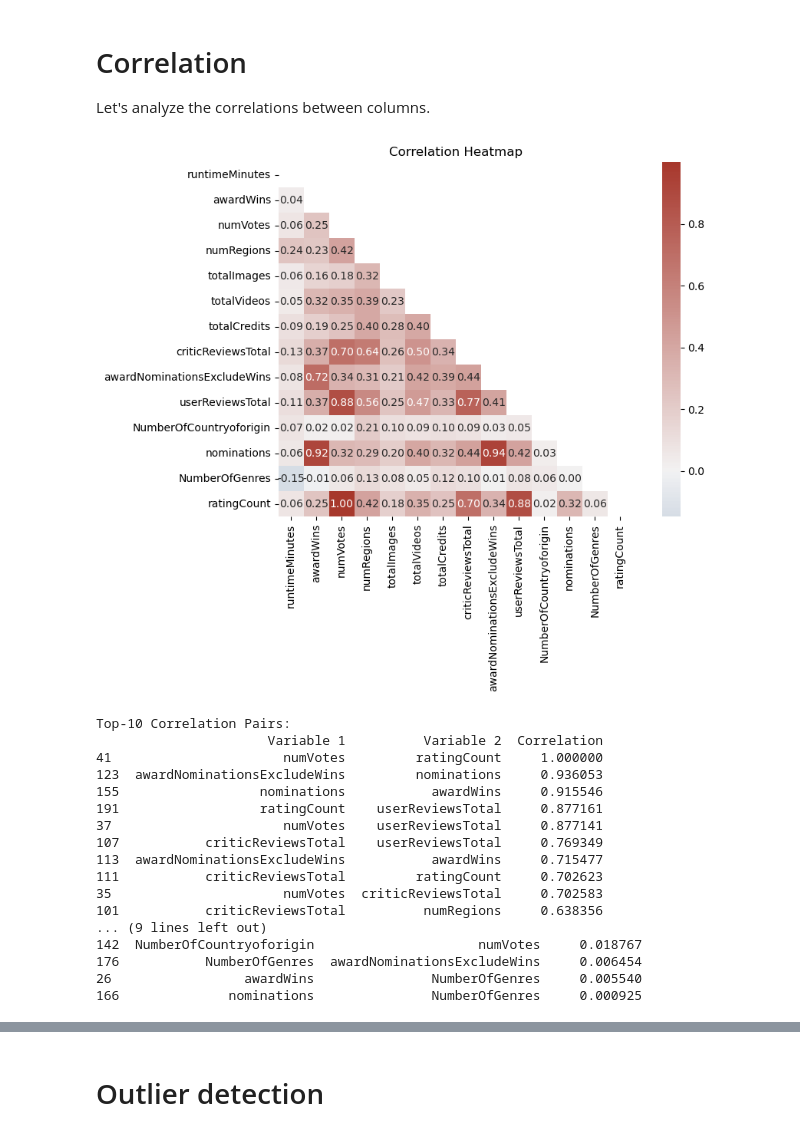
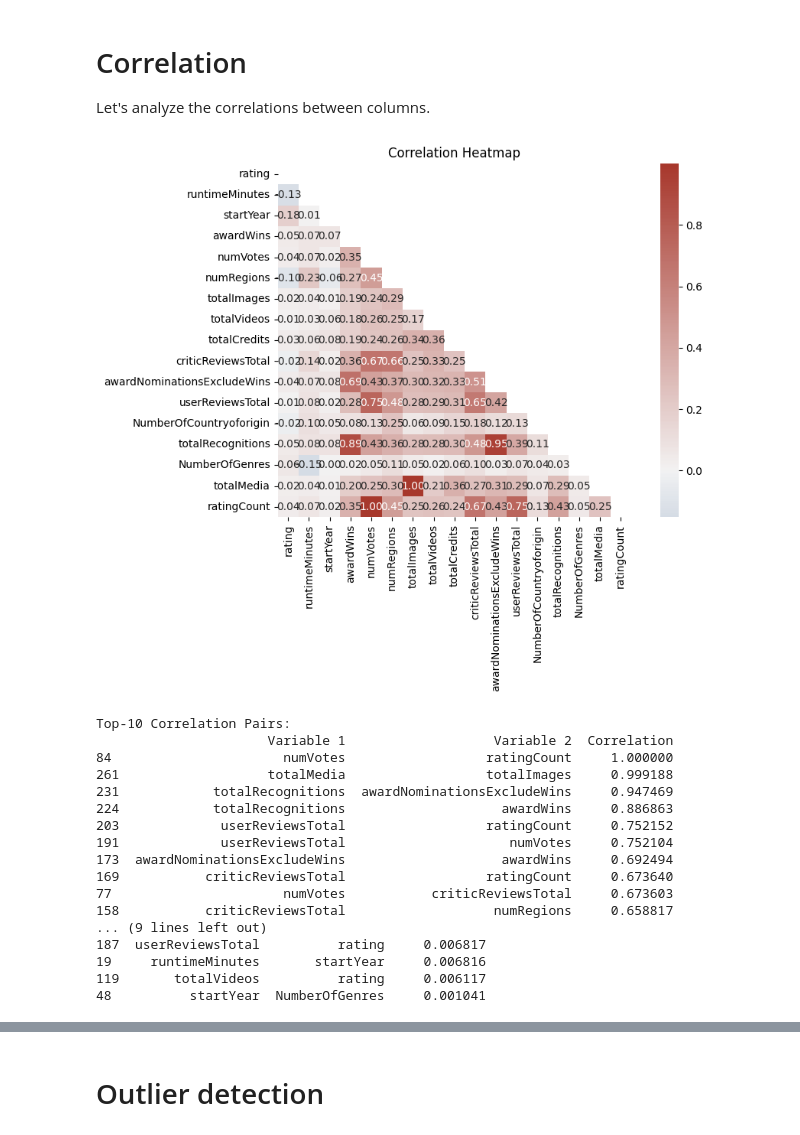
Before and after one commit to FrancescoCuria/IMDb-Data-Analytics, a Jupyter notebook: 02_data_understanding.ipynb, the cells around one changed output, grey strips where cells are left out. Cells and saved outputs as stored; diff of their text form; code cells hidden in the pictures.

```diff
--- a/02_data_understanding.ipynb
+++ b/02_data_understanding.ipynb
@@ -55,8 +55,8 @@ import statistics
 
 The code snippet loads `data_train` and `data_test` from:
 # %%
-train_path = "data/output/01_data_understanding/data_test.csv"
-test_path = "data/output/01_data_understanding/data_train.csv"
+train_path = "data/output/01_data_understanding/data_train.csv"
+test_path = "data/output/01_data_understanding/data_test.csv"
 data_train = pd.read_csv(train_path)
 data_test = pd.read_csv(test_path)
 
@@ -242,49 +241,52 @@ def analyze_correlation(data, columns, show_plot=True, top_n=10):
 
     return top_corr_pairs, bottom_corr_pairs
 
 # Specify the subset of columns for which you want the correlation matrix
 subset_columns = [
+    "rating",
     "runtimeMinutes",
+    "startYear",
     "awardWins",
     "numVotes",
     "numRegions",
     "totalImages",
     "totalVideos",
     "totalCredits",
     "criticReviewsTotal",
     "awardNominationsExcludeWins",
     "userReviewsTotal",
     "NumberOfCountryoforigin",
-    "nominations",
+    "totalRecognitions",
     "NumberOfGenres",
+    "totalMedia",
     "ratingCount"
 ]
 
 # Analyze the correlation matrix for the specified columns
 top_corr_pairs, bottom_corr_pairs = analyze_correlation(data_train, subset_columns)
 
 # Print the top-10 and bottom-10 correlation pairs
 print("\nTop-10 Correlation Pairs:")
 print(top_corr_pairs)
 
 print("\nBottom-10 Correlation Pairs:")
 print(bottom_corr_pairs)
 # %% [output]
-[figure, old version]
+[figure, new version]
 Top-10 Correlation Pairs:
-                      Variable 1          Variable 2  Correlation
-41                      numVotes         ratingCount     1.000000
-123  awardNominationsExcludeWins         nominations     0.936053
-155                  nominations           awardWins     0.915546
-191                  ratingCount    userReviewsTotal     0.877161
-37                      numVotes    userReviewsTotal     0.877141
-107           criticReviewsTotal    userReviewsTotal     0.769349
-113  awardNominationsExcludeWins           awardWins     0.715477
-111           criticReviewsTotal         ratingCount     0.702623
-35                      numVotes  criticReviewsTotal     0.702583
-101           criticReviewsTotal          numRegions     0.638356
+                      Variable 1                   Variable 2  Correlation
+84                      numVotes                  ratingCount     1.000000
+261                   totalMedia                  totalImages     0.999188
+231            totalRecognitions  awardNominationsExcludeWins     0.947469
+224            totalRecognitions                    awardWins     0.886863
+203             userReviewsTotal                  ratingCount     0.752152
+191             userReviewsTotal                     numVotes     0.752104
+173  awardNominationsExcludeWins                    awardWins     0.692494
+169           criticReviewsTotal                  ratingCount     0.673640
+77                      numVotes           criticReviewsTotal     0.673603
+158           criticReviewsTotal                   numRegions     0.658817
 ... (9 lines left out)
-142  NumberOfCountryoforigin                     numVotes     0.018767
-176           NumberOfGenres  awardNominationsExcludeWins     0.006454
-26                 awardWins               NumberOfGenres     0.005540
-166              nominations               NumberOfGenres     0.000925
+187  userReviewsTotal          rating     0.006817
+19     runtimeMinutes       startYear     0.006816
+119       totalVideos          rating     0.006117
+48          startYear  NumberOfGenres     0.001041
```
Also changed, not shown: parts of 59 cells of this notebook, 35 other files.
